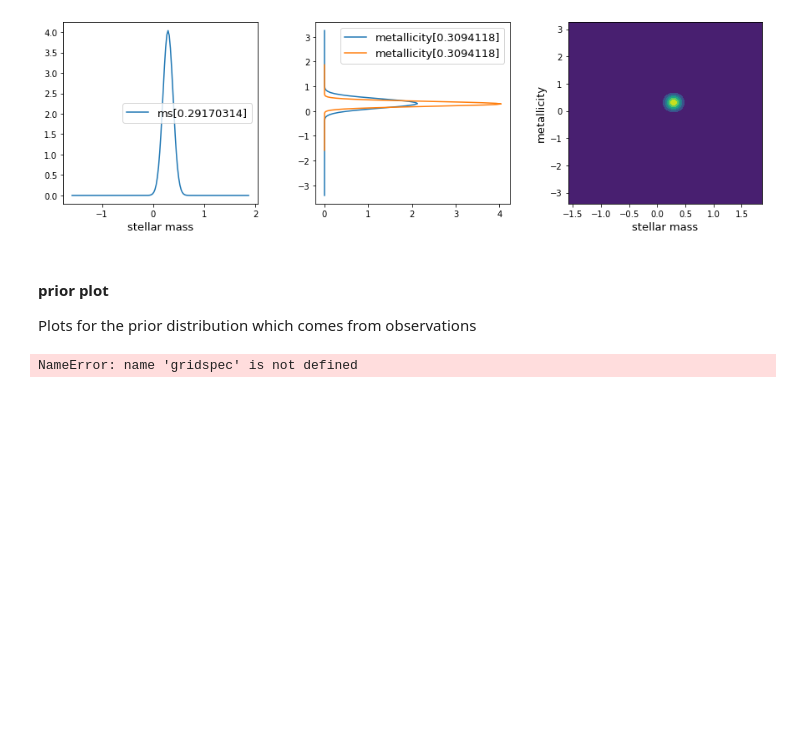
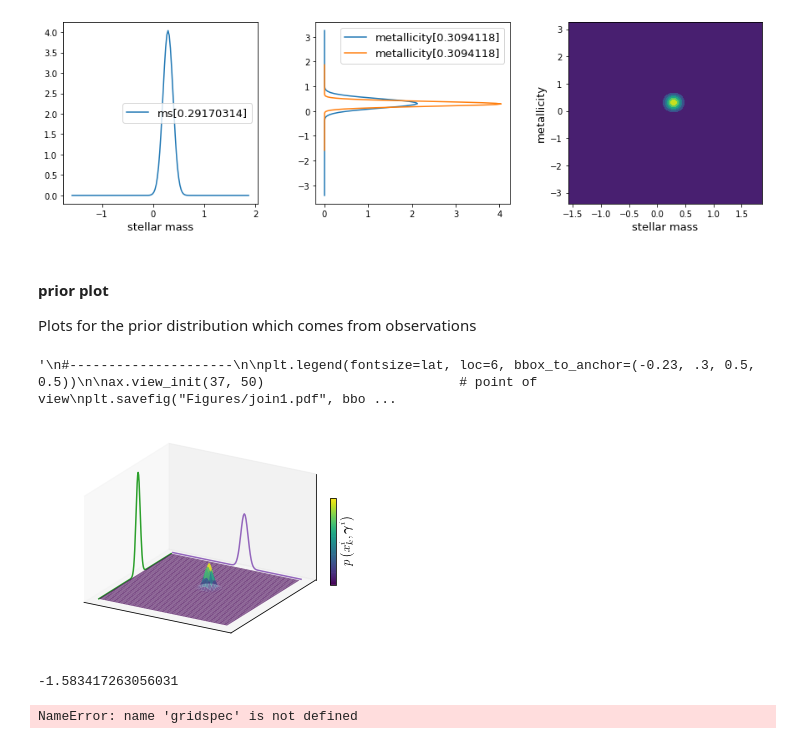
Before and after one commit to fjbautistas/kde_example, a Jupyter notebook: Marginal_Distributions.ipynb, the cells around one changed output. Drawn from its saved outputs; the diff is of its cells as text; code cells hidden in the pictures; blank space fills up the shorter version.

Commit message:
bivariate normal plot for theprior distribution x2

```diff
--- a/Marginal_Distributions.ipynb
+++ b/Marginal_Distributions.ipynb
@@ -236,6 +248,75 @@ Text(0, 0.5, 'metallicity')
 #### prior plot
 
 Plots for the prior distribution which comes from observations
+# %%
+from matplotlib import rc, cm, rcParams
+import matplotlib.gridspec as gridspec
+from mpl_toolkits.mplot3d import Axes3D
+from matplotlib.ticker import LinearLocator, FormatStrFormatter
+rc('text', usetex=True)
+rcParams['text.latex.preamble']=[r"\usepackage{amsmath}"]
+# %%
+fig = plt.figure()
+ax = fig.gca(projection='3d', proj_type = 'ortho')
+
+#Make data:
+X,Y = prueba.X[0], prueba.X[1]
+X,Y = np.meshgrid(X,Y)
+pdf = n_pdf/n_pdf.max()#prueba.pdf_prior#rv.pdf(np.dstack((x, y))) #
+#R = gauss(X,Y,total); R2= gauss(X,Y,total); R2[Y>stop]=0  # Delete a part of the surfice
+
+#Surfice:
+surf = ax.plot_surface(X, Y, pdf, alpha=.7, cmap=cm.viridis)# linewidth=0,antialiased=False)# Generates the contour
+ax.zaxis.set_major_locator(LinearLocator(10))
+ax.zaxis.set_major_formatter(FormatStrFormatter('%.02f'))
+
+#labels
+#ax.set_xlabel(r"$x^{i}_{k}$", labelpad = -8, fontsize = lat+1, rotation=45)
+#ax.set_ylabel(r"$\boldsymbol{\gamma}^{i}$",labelpad = -8, fontsize = lat+1)
+
+ax.set_xticks([]); ax.set_zticks([])   # no numbers on ticks
+ax.grid(False)
+ax.set_yticks([9])
+ax.set_yticklabels([r' '], fontsize = lat -3, horizontalalignment='center')# special tick
+
+
+#ax.text(31,10,0,r"$\boldsymbol{\gamma}^{i}_0$", fontsize = lat-4 )
+#ax.text(36,5,0,r"$\boldsymbol{\gamma}^{i}$", fontsize = lat+1)
+#ax.text(7,34,0,r"$x^{i}_{k}$", fontsize=lat+1)
+
+cbar=plt.colorbar(surf,shrink=.40,
+                  aspect=15,alpha=1,
+                  ticks=[],pad=-.05)                             # Colorbar without ticks
+cbar.set_label(r"$p\left(x^{i}_{k},\boldsymbol{\gamma}^{i}\right)$", fontsize = lat)
+
+#Lateral gaussians
+y = prueba.X[1]
+x = prueba.X[0].min()*np.ones(len(prueba.X[0]))
+z = prueba.pdfs[0]                           # plot side x
+
+ax.plot(x, y, z, c='C2', label = r"$p\left(\boldsymbol{\gamma}^{i}\right)$")
+
+#---------------------
+x = prueba.X[0]
+y = -prueba.X[1].min()*np.ones(len(prueba.X[1]))
+z = prueba.pdfs[1]
+ax.plot(x, y, z, c='C4', label = r"$p\left(x^i_k\right)$")
+'''
+#---------------------
+
+plt.legend(fontsize=lat, loc=6, bbox_to_anchor=(-0.23, .3, 0.5, 0.5))
+
+ax.view_init(37, 50)                         # point of view
+plt.savefig("Figures/join1.pdf", bbox_inches='tight')
+plt.show()
+'''
+# %% [output]
+'\n#---------------------\n\nplt.legend(fontsize=lat, loc=6, bbox_to_anchor=(-0.23, .3, 0.5, 0.5))\n\nax.view_init(37, 50)                         # point of view\nplt.savefig("Figures/join1.pdf", bbo ...
+[figure, added]
+# %%
+prueba.X[0].min()
+# %% [output]
+-1.583417263056031
 # %%
 def prior_2d(x, xx, y, yy, z):
 
```
Also changed, not shown: parts of 3 cells of this notebook.
